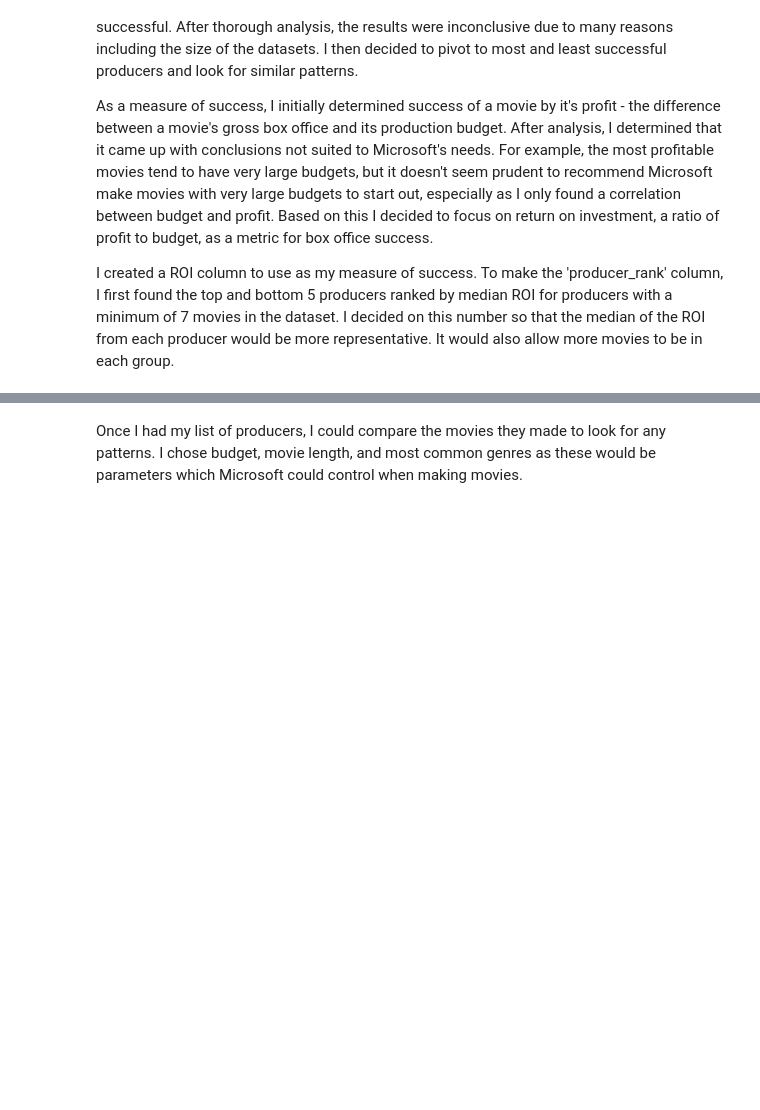
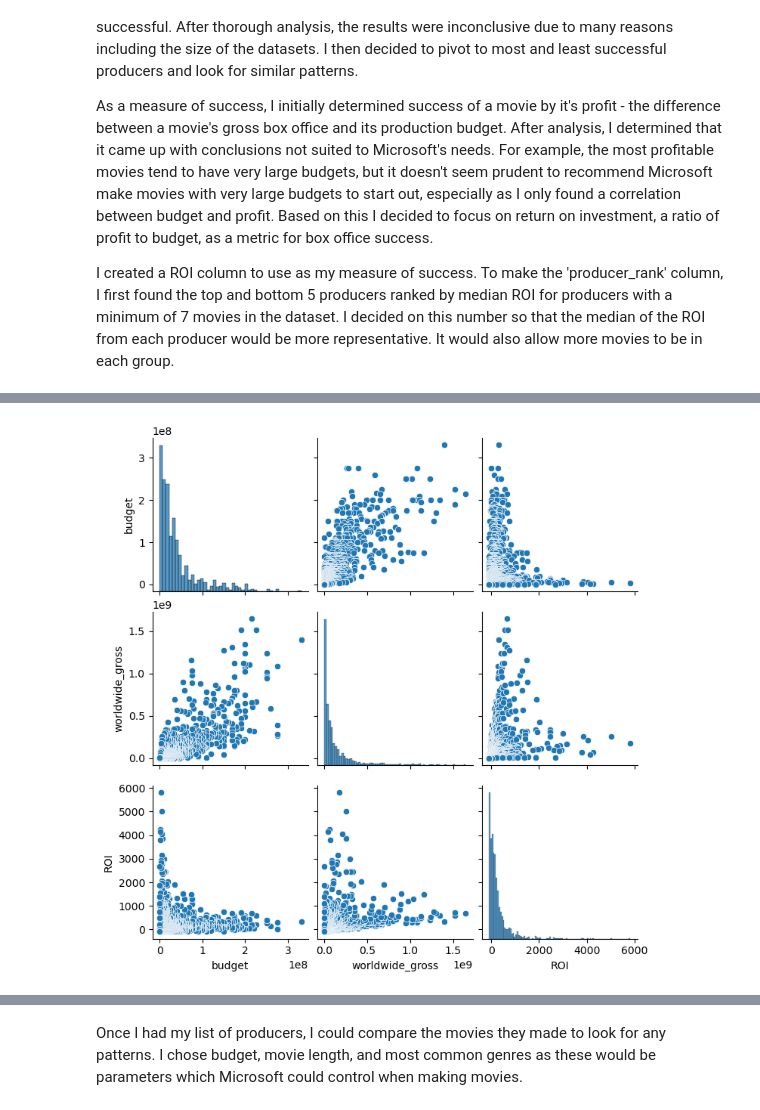
Before and after one commit to rlodetti/Microsoft_Movie_Project, a Jupyter notebook: microsoft_movie_analysis.ipynb, the cells around one changed output, grey strips where cells are left out. Saved outputs shown, nothing was run; the diff lists cells and outputs as text; code cells hidden in the pictures; blank space fills up the shorter version.

```diff
--- a/microsoft_movie_analysis.ipynb
+++ b/microsoft_movie_analysis.ipynb
@@ -81,7 +137,7 @@ For the IMDb dataset, I converted the genres column into a list, then expanded e
 
 For both datasets, I cleaned the movie titles, by stripping them of all punctuation and white space. I did this to maximize the number of matched movie titles while merging. Lastly, I normalized the column names and dropped unnecessary columns.
 # %%
-the_numbers = dp.prep_the_numbers(the_numbers)
-imdb = dp.prep_imdb(imdb)
-movies = dp.merge(the_numbers, imdb)
-movies.head()
+# Applying functions to clean and merge the datasets.
+the_numbers_clean = dp.prep_the_numbers(the_numbers)
+imdb_clean = dp.prep_imdb(imdb)
+movies = dp.merge(the_numbers_clean, imdb_clean)
@@ -99,6 +175,3 @@ My first instinct was to look into the Box Office Mojo data to determine the mos
 As a measure of success, I initially determined success of a movie by it's profit - the difference between a movie's gross box office and its production budget. After analysis, I determined that it came up with conclusions not suited to Microsoft's needs. For example, the most profitable movies tend to have very large budgets, but it doesn't seem prudent to recommend Microsoft make movies with very large budgets to start out, especially as I only found a correlation between budget and profit. Based on this I decided to focus on return on investment, a ratio of profit to budget, as a metric for box office success.
 
 I created a ROI column to use as my measure of success. To make the 'producer_rank' column, I first found the top and bottom 5 producers ranked by median ROI for producers with a minimum of 7 movies in the dataset. I decided on this number so that the median of the ROI from each producer would be more representative. It would also allow more movies to be in each group.
-# %%
-movies = dp.add_features(movies)
-movies.head()
@@ -111,0 +178,3 @@ movies.head()
+# %%
+# Applying functions to add ROI and producer_rank columns.
+movies_clean = dp.add_features(movies)
@@ -113,0 +231,5 @@ movies.to_csv('./data/movies_cleaned.csv')
+# %%
+# Creating a pairplot to look for correlations between the data.
+viz.eda_viz(movies_clean)
+# %% [output]
+[figure, added]
```
Also changed, not shown: parts of 36 cells of this notebook, 12 other files.
